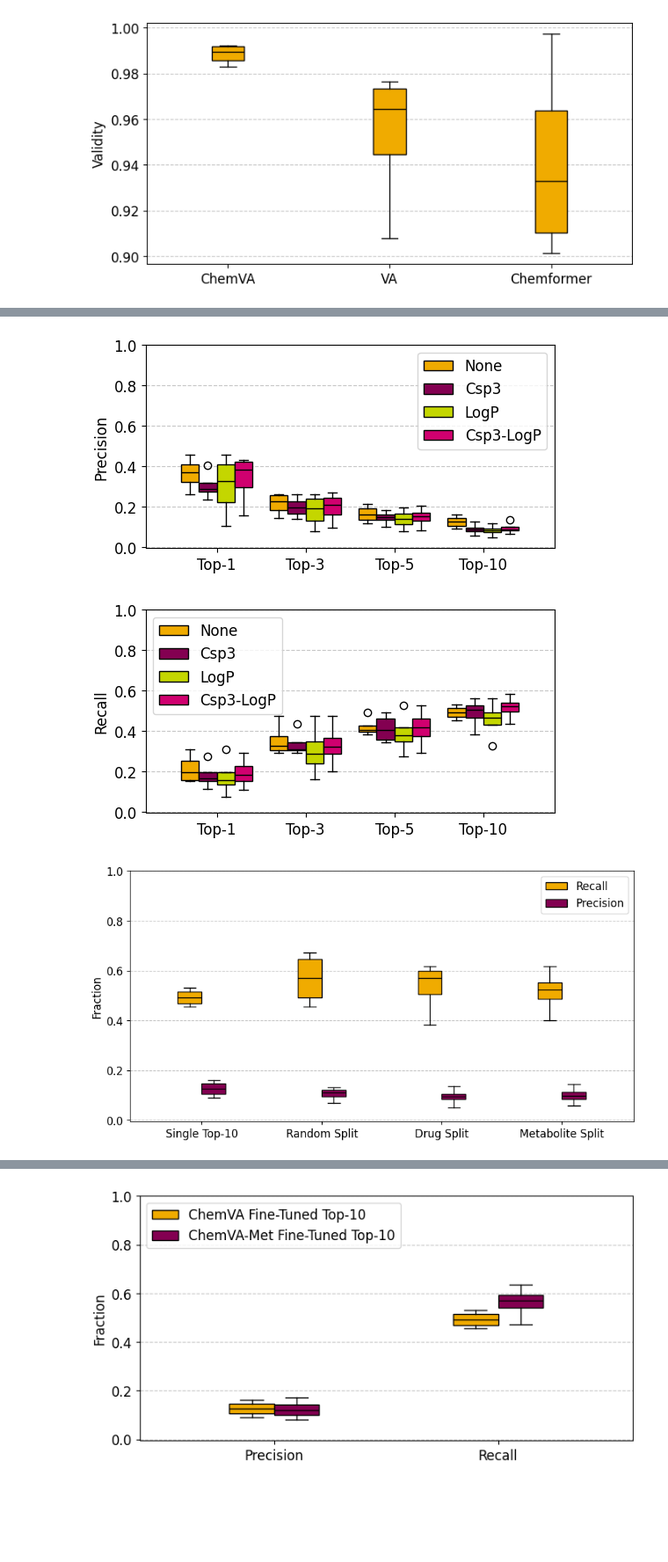
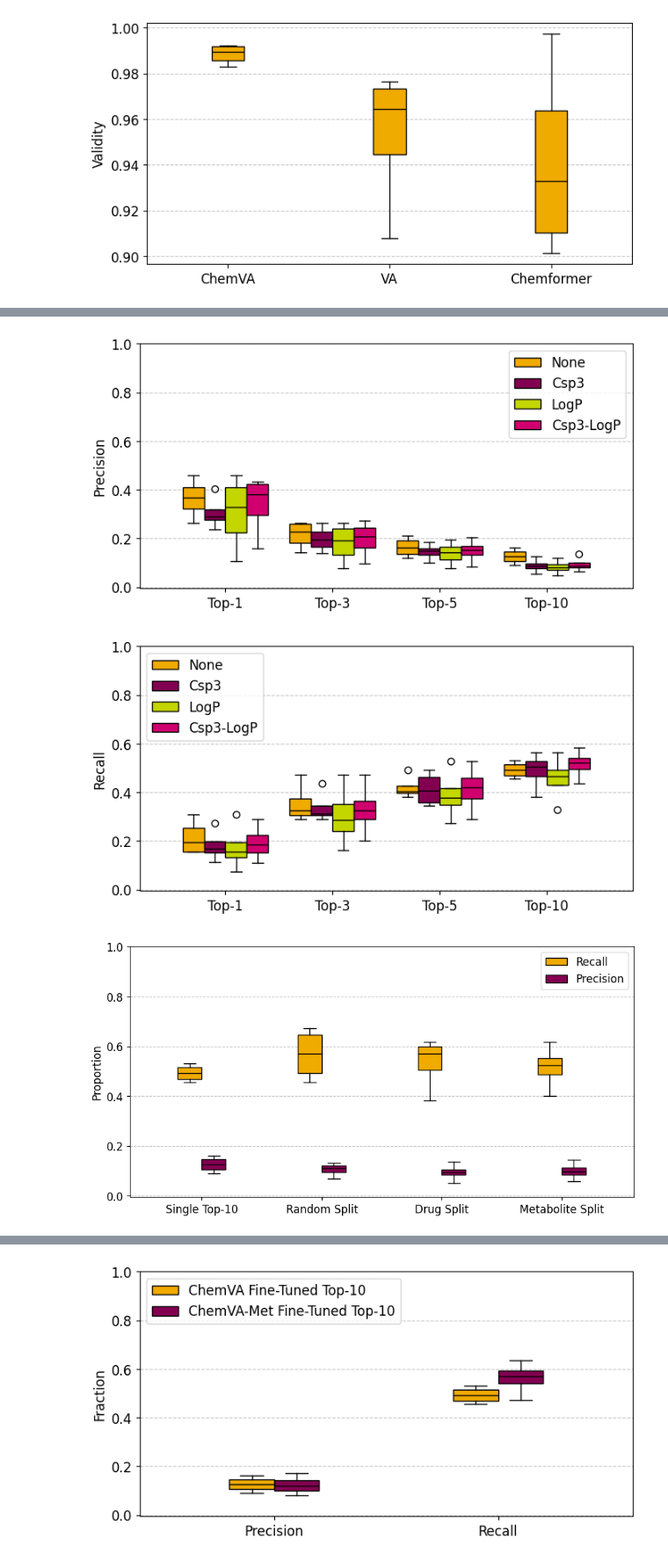
Before and after one commit to tsofiac/LAGOM, a Jupyter notebook: for_report_and_presentation/presentation_plots.ipynb, the cells around one changed output, grey strips where cells are left out. Shown at 88% size. Cells and saved outputs as stored; diff of their text form; code cells hidden in the pictures; blank space fills up the shorter version.

```diff
--- a/for_report_and_presentation/presentation_plots.ipynb
+++ b/for_report_and_presentation/presentation_plots.ipynb
@@ -278,9 +360,9 @@ plot_fingerprint_similarity(before, after, None)
 def multi_boxplot(data, xlabel, ylabel, xticks, labels, location, save_figure=None, ylim=None):
 
     plt.rcParams.update({'font.size': 12, 'font.family': 'sans-serif'})
-    # plt.figure(figsize=(8, 4))
+    plt.figure(figsize=(8, 4))
     # plt.figure(figsize=(6, 3))
-    plt.figure(figsize=(10,5))
+    # plt.figure(figsize=(10,5))
 
     colour_scheme = [gold, mulberry, lime_green, magenta]
 
@@ -542,31 +624,31 @@ multi_boxplot(precision, xlabel, ylabel, xticks, labels, 'upper right', None, 1)
 ylabel = 'Recall'
 multi_boxplot(recall, xlabel, ylabel, xticks, labels, 'upper left', None, 1)
 # %% [output]
-[figure, old version]
+[figure, new version]
-[figure, old version]
+[figure, new version]
 # %%
 # Ensemble
 bs = 4
 
 recall_base, precision_base, score_one_base, score_all_base = score_result('../evaluation/alohomora/result_base_rand.csv', bs, False)
 recall_random, precision_random, score_one_random, score_all_random = score_result('../evaluation/alohomora/result_comb_random_split_5_per_model.csv', bs, False)
 recall_child, precision_child, score_one_child, score_all_child = score_result('../evaluation/alohomora/result_comb_child_split_3_per_model.csv', bs, False)
 recall_parent, precision_parent, score_one_parent, score_all_parent = score_result('../evaluation/alohomora/result_comb_parent_split_4_per_model.csv', bs, False)
 
 recall_all = [recall_base[-2], recall_random[-1], recall_parent[-1], recall_child[-1]]
 precision_all = [precision_base[-2], precision_random[-1], precision_parent[-1], precision_child[-1]]
 score_one_all = [score_one_base[-2], score_one_random[-1], score_one_parent[-1], score_one_child[-1]]
 score_all_all = [score_all_base[-2], score_all_random[-1], score_all_parent[-1], score_all_child[-1]]
 
 xlabel = None
 xticks = ['Single Top-10', 'Random Split', 'Drug Split', 'Metabolite Split']
 labels = ['Recall', 'Precision']
 
 data = [recall_all, precision_all]
-ylabel = 'Fraction'
+ylabel = 'Proportion'
 multi_boxplot(data, xlabel, ylabel, xticks, labels, 'upper right', None, 1)
 # %% [output]
-[figure, old version]
+[figure, new version]
 # %%
 # Meta Ensemble Comparison
 bs = 4
```
Also changed, not shown: parts of 10 cells of this notebook, 45 other files.
